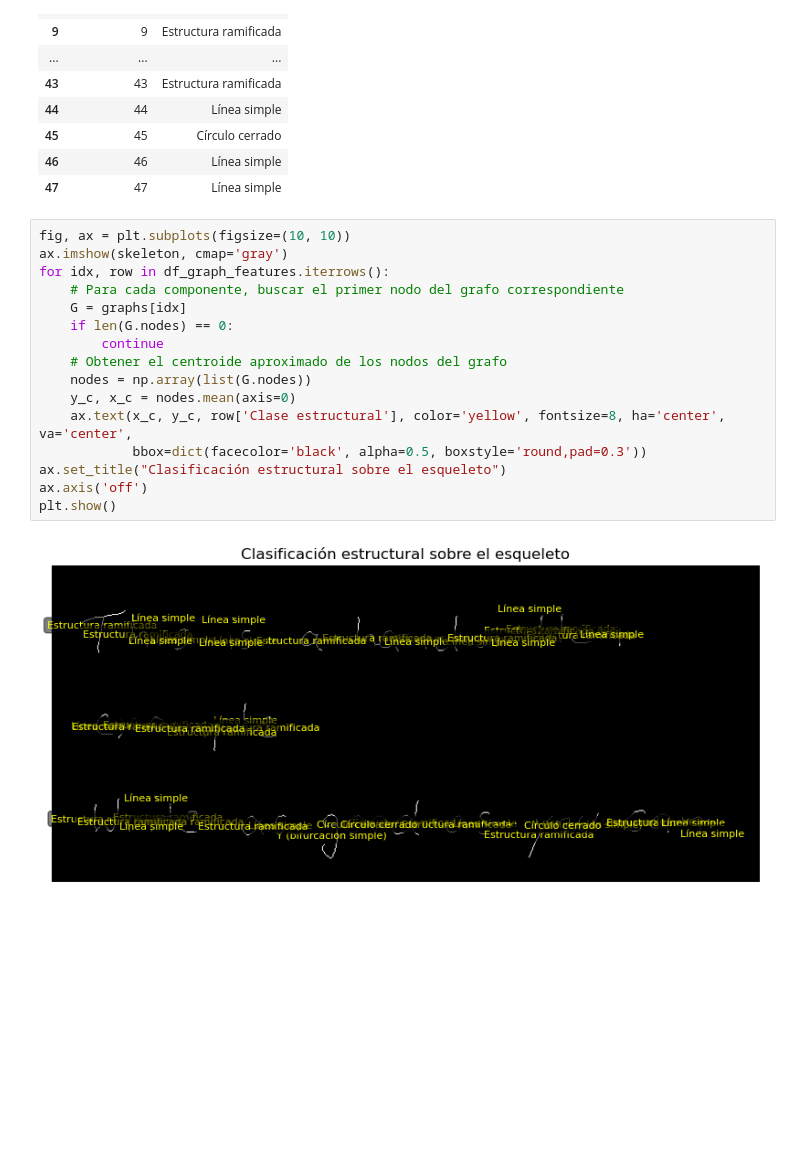
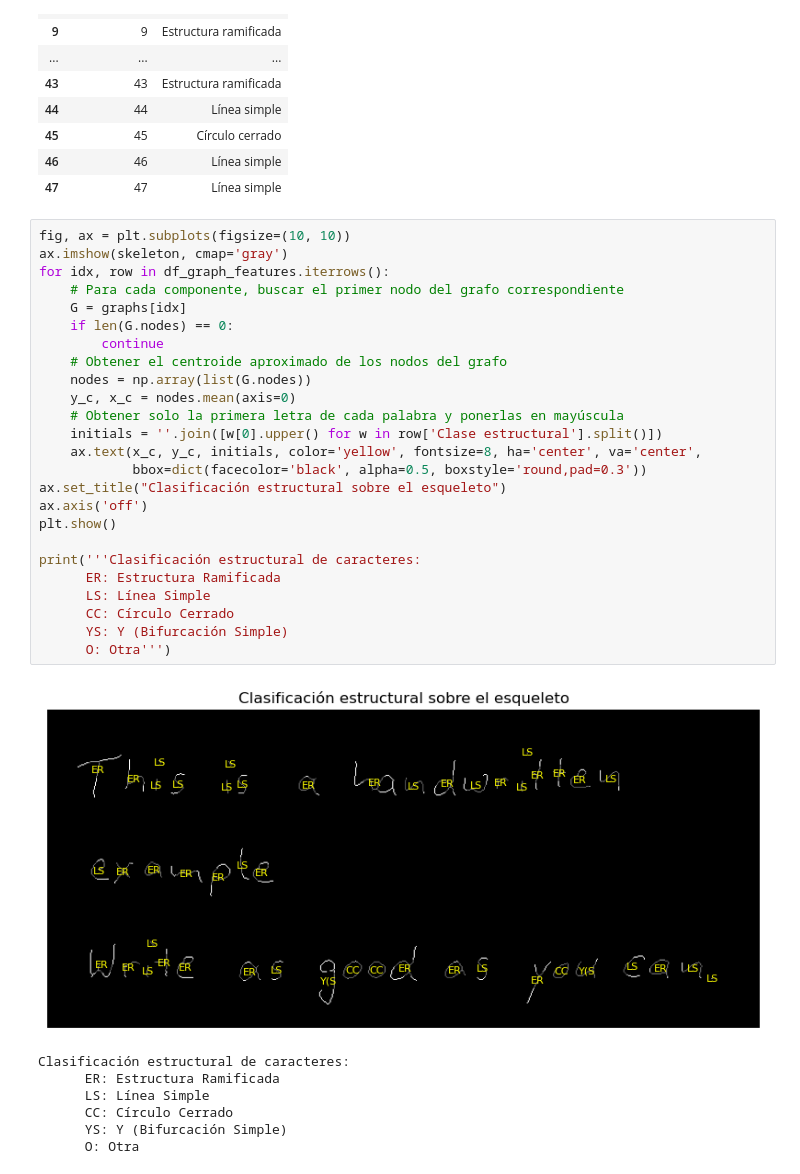
Before and after one commit to ElPelado619/ProcesamientoDeImagenes-Etapa2, a Jupyter notebook: TP6/PDI_TP6.ipynb, the cells around one changed output. Cells and saved outputs as stored; diff of their text form; blank space fills up the shorter version.

```diff
--- a/TP6/PDI_TP6.ipynb
+++ b/TP6/PDI_TP6.ipynb
@@ -569,18 +569,33 @@ df_graph_features
 # %%
 fig, ax = plt.subplots(figsize=(10, 10))
 ax.imshow(skeleton, cmap='gray')
 for idx, row in df_graph_features.iterrows():
     # Para cada componente, buscar el primer nodo del grafo correspondiente
     G = graphs[idx]
     if len(G.nodes) == 0:
         continue
     # Obtener el centroide aproximado de los nodos del grafo
     nodes = np.array(list(G.nodes))
     y_c, x_c = nodes.mean(axis=0)
-    ax.text(x_c, y_c, row['Clase estructural'], color='yellow', fontsize=8, ha='center', va='center',
+    # Obtener solo la primera letra de cada palabra y ponerlas en mayúscula
+    initials = ''.join([w[0].upper() for w in row['Clase estructural'].split()])
+    ax.text(x_c, y_c, initials, color='yellow', fontsize=8, ha='center', va='center',
             bbox=dict(facecolor='black', alpha=0.5, boxstyle='round,pad=0.3'))
 ax.set_title("Clasificación estructural sobre el esqueleto")
 ax.axis('off')
 plt.show()
+
+print('''Clasificación estructural de caracteres:
+      ER: Estructura Ramificada
+      LS: Línea Simple
+      CC: Círculo Cerrado
+      YS: Y (Bifurcación Simple)
+      O: Otra''')
 # %% [output]
-[figure, old version]
+[figure, new version]
+Clasificación estructural de caracteres:
+      ER: Estructura Ramificada
+      LS: Línea Simple
+      CC: Círculo Cerrado
+      YS: Y (Bifurcación Simple)
+      O: Otra
```
Also changed, not shown: parts of 2 cells of this notebook, 8 other files.
